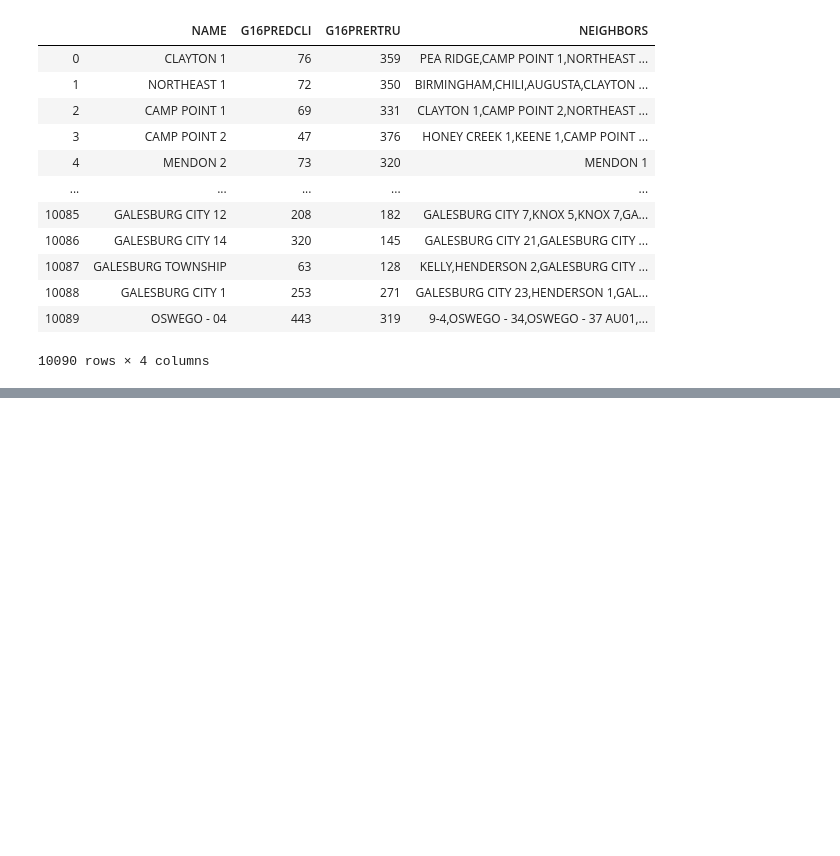
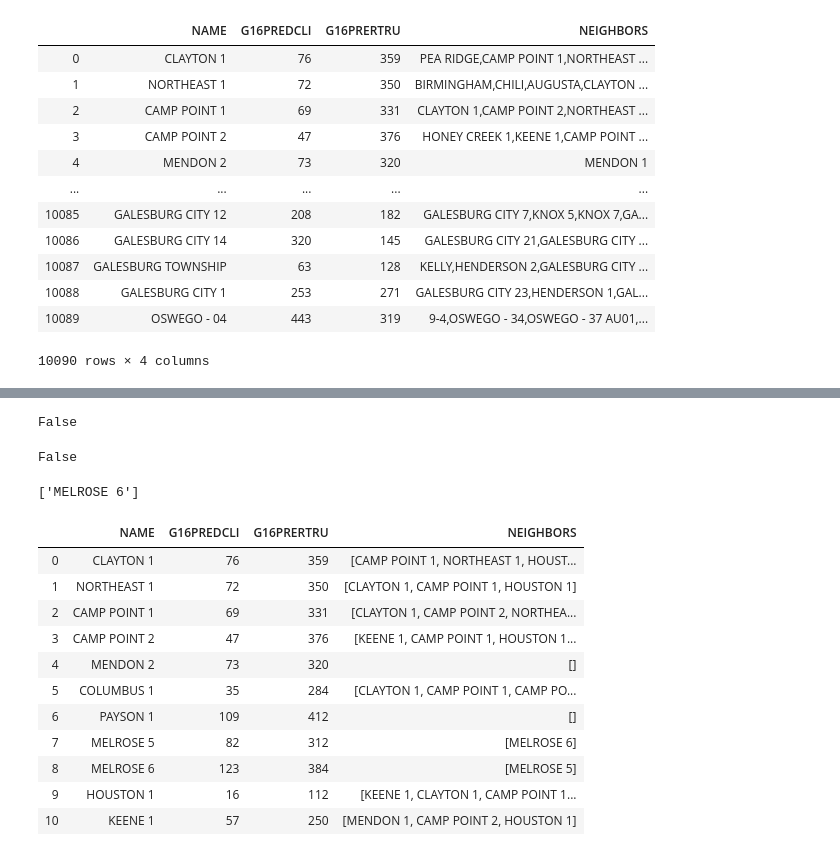
Before and after one commit to aehasan/gerrrymandered21, a Jupyter notebook: src/GraphAlgos/Untitled.ipynb, the cells around one changed output, grey strips where cells are left out. Cells and saved outputs as stored; diff of their text form; code cells hidden in the pictures; blank space fills up the shorter version.

```diff
--- a/src/GraphAlgos/Untitled.ipynb
+++ b/src/GraphAlgos/Untitled.ipynb
@@ -33,0 +51,5 @@ dffinal.to_csv("illinoisDistrictsTrimmed.csv", index = False)
+# %%
+f = set(smaller.NAME)
+# %%
+j = smaller["NEIGHBORS"].str.split(",")
+j
@@ -33,0 +69,12 @@ dffinal.to_csv("illinoisDistrictsTrimmed.csv", index = False)
+# %%
+def mine(x):
+    s = x
+    for vert in s:
+        if vert not in f:
+            print(vert)
+
+            s.remove(vert)
+            print(s)
+    return s
+
+cleaned = j.apply(mine)
@@ -33,0 +99,29 @@ dffinal.to_csv("illinoisDistrictsTrimmed.csv", index = False)
+# %%
+"CLAYTON 1" in smaller.NAME
+# %% [output]
+False
+# %%
+"CLAYTON 1" not in f
+# %% [output]
+False
+# %%
+cleaned[7]
+# %% [output]
+['MELROSE 6']
+# %%
+smaller.loc[:,"NEIGHBORS"] = cleaned
+# %%
+smaller
+# %% [output]
+|  | NAME | G16PREDCLI | G16PRERTRU | NEIGHBORS |
+| 0 | CLAYTON 1 | 76 | 359 | [CAMP POINT 1, NORTHEAST 1, HOUST... |
+| 1 | NORTHEAST 1 | 72 | 350 | [CLAYTON 1, CAMP POINT 1, HOUSTON 1] |
+| 2 | CAMP POINT 1 | 69 | 331 | [CLAYTON 1, CAMP POINT 2, NORTHEA... |
+| 3 | CAMP POINT 2 | 47 | 376 | [KEENE 1, CAMP POINT 1, HOUSTON 1... |
+| 4 | MENDON 2 | 73 | 320 | [] |
+| 5 | COLUMBUS 1 | 35 | 284 | [CLAYTON 1, CAMP POINT 1, CAMP PO... |
+| 6 | PAYSON 1 | 109 | 412 | [] |
+| 7 | MELROSE 5 | 82 | 312 | [MELROSE 6] |
+| 8 | MELROSE 6 | 123 | 384 | [MELROSE 5] |
+| 9 | HOUSTON 1 | 16 | 112 | [KEENE 1, CLAYTON 1, CAMP POINT 1... |
+| 10 | KEENE 1 | 57 | 250 | [MENDON 1, CAMP POINT 2, HOUSTON 1] |
```
Also changed, not shown: parts of 11 cells of this notebook, 14 other files.
